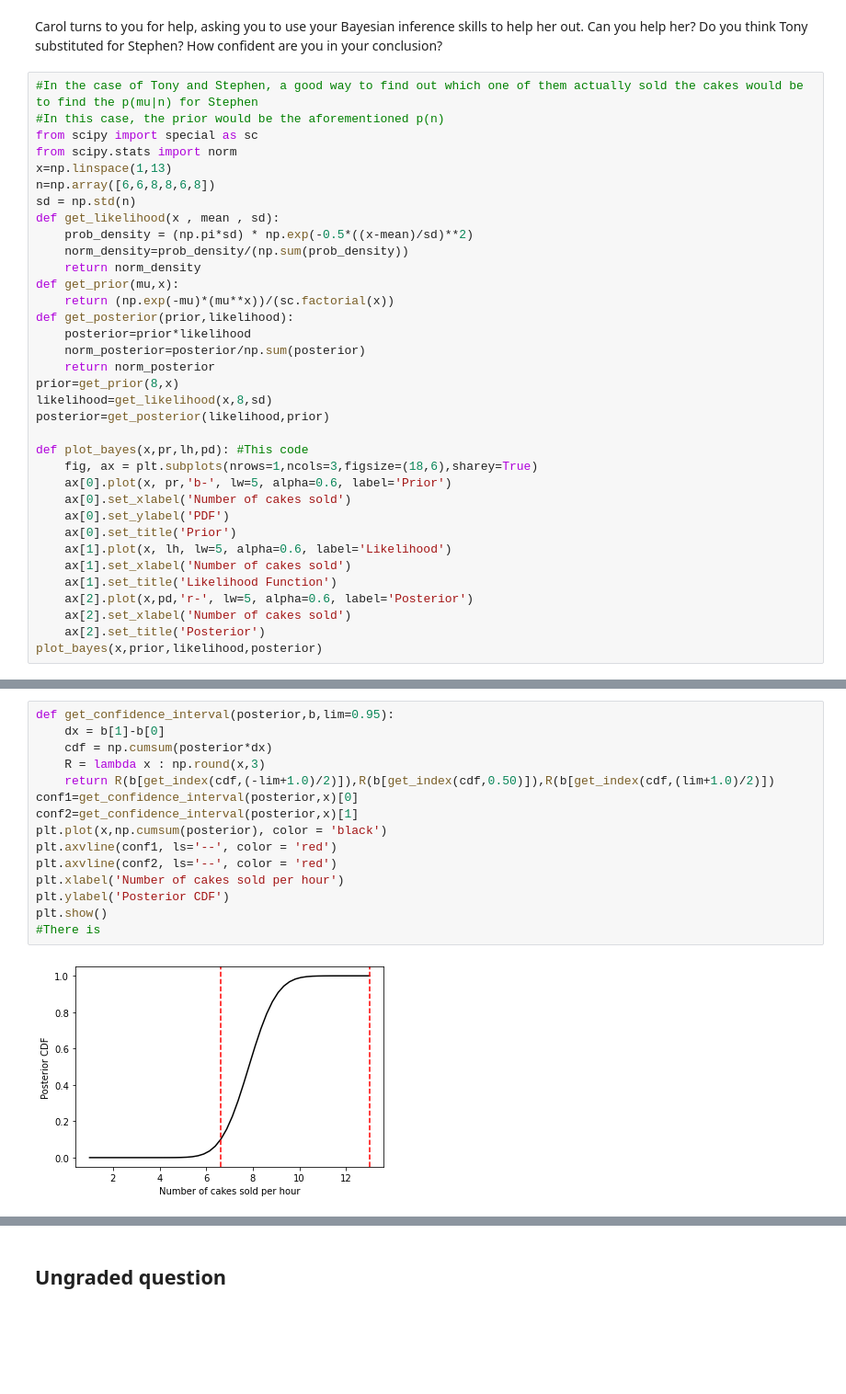
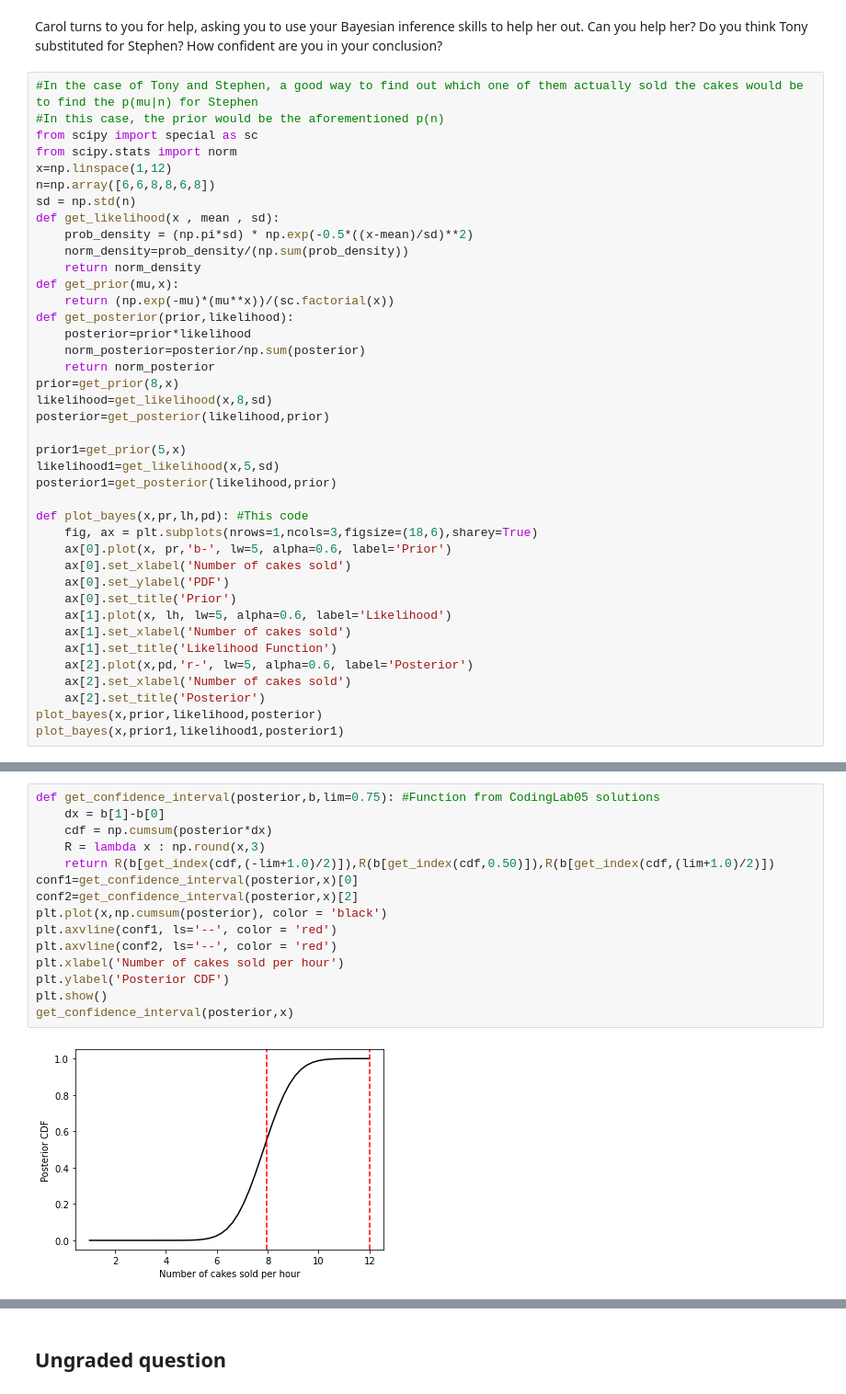
Before and after one commit to SantiagoMD/Midterm2022-SMD, a Jupyter notebook: Midterm/Midterm2022.ipynb, the cells around one changed output, grey strips where cells are left out. Shown: that part at 92% size. Drawn from its saved outputs; the diff is of its cells as text; blank space fills up the shorter version.

```diff
--- a/Midterm/Midterm2022.ipynb
+++ b/Midterm/Midterm2022.ipynb
@@ -257,7 +261,7 @@ Carol turns to you for help, asking you to use your Bayesian inference skills to
 #In this case, the prior would be the aforementioned p(n)
 from scipy import special as sc
 from scipy.stats import norm
-x=np.linspace(1,13)
+x=np.linspace(1,12)
 n=np.array([6,6,8,8,6,8])
 sd = np.std(n)
 def get_likelihood(x , mean , sd):
@@ -274,6 +278,10 @@ prior=get_prior(8,x)
 likelihood=get_likelihood(x,8,sd)
 posterior=get_posterior(likelihood,prior)
 
+prior1=get_prior(5,x)
+likelihood1=get_likelihood(x,5,sd)
+posterior1=get_posterior(likelihood,prior)
+
 def plot_bayes(x,pr,lh,pd): #This code
     fig, ax = plt.subplots(nrows=1,ncols=3,figsize=(18,6),sharey=True)
     ax[0].plot(x, pr,'b-', lw=5, alpha=0.6, label='Prior')
@@ -287,4 +295,5 @@ def plot_bayes(x,pr,lh,pd): #This code
     ax[2].set_xlabel('Number of cakes sold')
     ax[2].set_title('Posterior')
 plot_bayes(x,prior,likelihood,posterior)
+plot_bayes(x,prior1,likelihood1,posterior1)
 # %% [output]
@@ -292,17 +302,17 @@ plot_bayes(x,prior,likelihood,posterior)
 # %%
-def get_confidence_interval(posterior,b,lim=0.95):
+def get_confidence_interval(posterior,b,lim=0.75): #Function from CodingLab05 solutions
     dx = b[1]-b[0]
     cdf = np.cumsum(posterior*dx)
     R = lambda x : np.round(x,3)
     return R(b[get_index(cdf,(-lim+1.0)/2)]),R(b[get_index(cdf,0.50)]),R(b[get_index(cdf,(lim+1.0)/2)])
 conf1=get_confidence_interval(posterior,x)[0]
-conf2=get_confidence_interval(posterior,x)[1]
+conf2=get_confidence_interval(posterior,x)[2]
 plt.plot(x,np.cumsum(posterior), color = 'black')
 plt.axvline(conf1, ls='--', color = 'red')
 plt.axvline(conf2, ls='--', color = 'red')
 plt.xlabel('Number of cakes sold per hour')
 plt.ylabel('Posterior CDF')
 plt.show()
-#There is
+get_confidence_interval(posterior,x)
 # %% [output]
-[figure, old version]
+[figure, new version]
```
Also changed, not shown: parts of 4 cells of this notebook.
